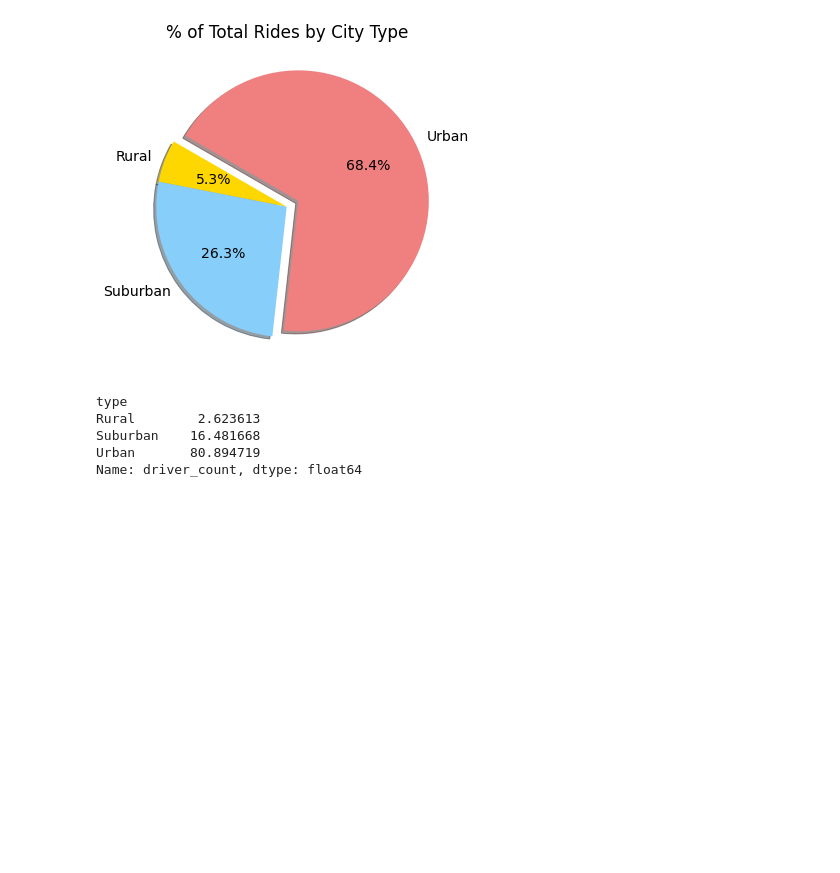
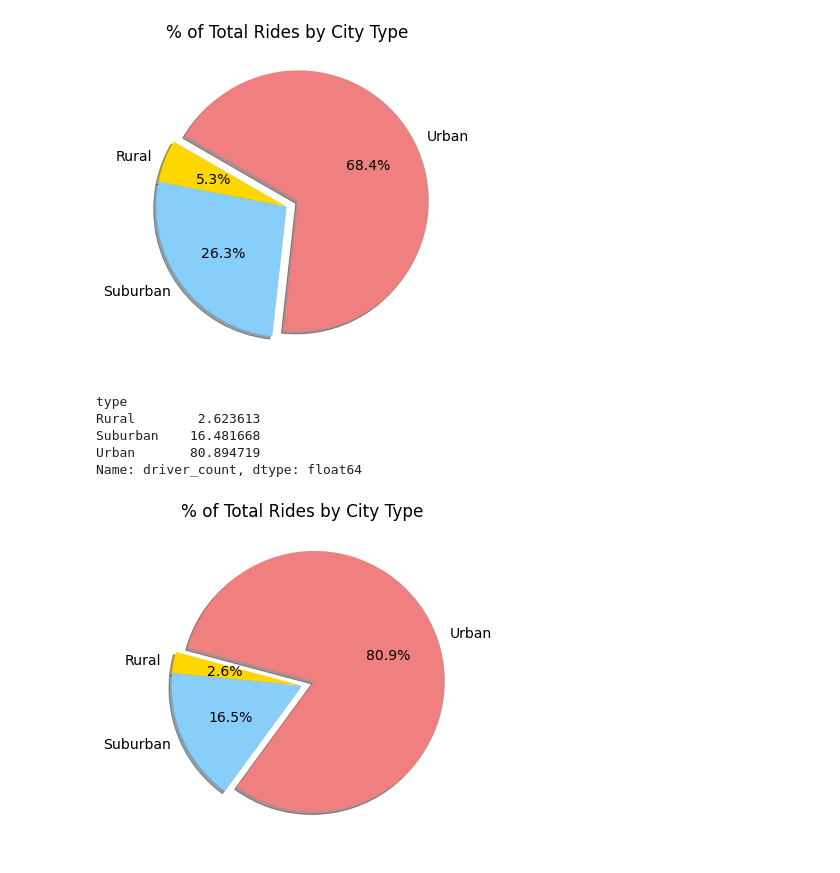
Before and after one commit to kroman3105/PyBer_Analysis, a Jupyter notebook: PyBer.ipynb, the cells around one changed output. Drawn from its saved outputs; the diff is of its cells as text; code cells hidden in the pictures; blank space fills up the shorter version.

```diff
--- a/PyBer.ipynb
+++ b/PyBer.ipynb
@@ -803,14 +803,16 @@ Name: driver_count, dtype: float64
 # %%
 #Build Pie Chart
 
 plt.subplots(figsize=(10,6))
-plt.pie(driver_percents, labels=['Rural', 'Suburban', 'Urban'], colors=['gold', 'lightskyblue', 'lightcoral'], explode=[0, 0, 0.1], autopct='%1.1f%%', shadow=True, startangle=150)
+plt.pie(driver_percents, labels=['Rural', 'Suburban', 'Urban'], colors=['gold', 'lightskyblue', 'lightcoral'], explode=[0, 0, 0.1], autopct='%1.1f%%', shadow=True, startangle=165)
 plt.title('% of Total Rides by City Type')
 
 #Change default font size from 10 to 14
 mpl.rcParams['font.size'] = 14
 
 # Save Figure
-plt.savefig('analysis/Fig6.png')
+plt.savefig('analysis/Fig7.png')
 
 plt.show()
+# %% [output]
+[figure, added]
```
